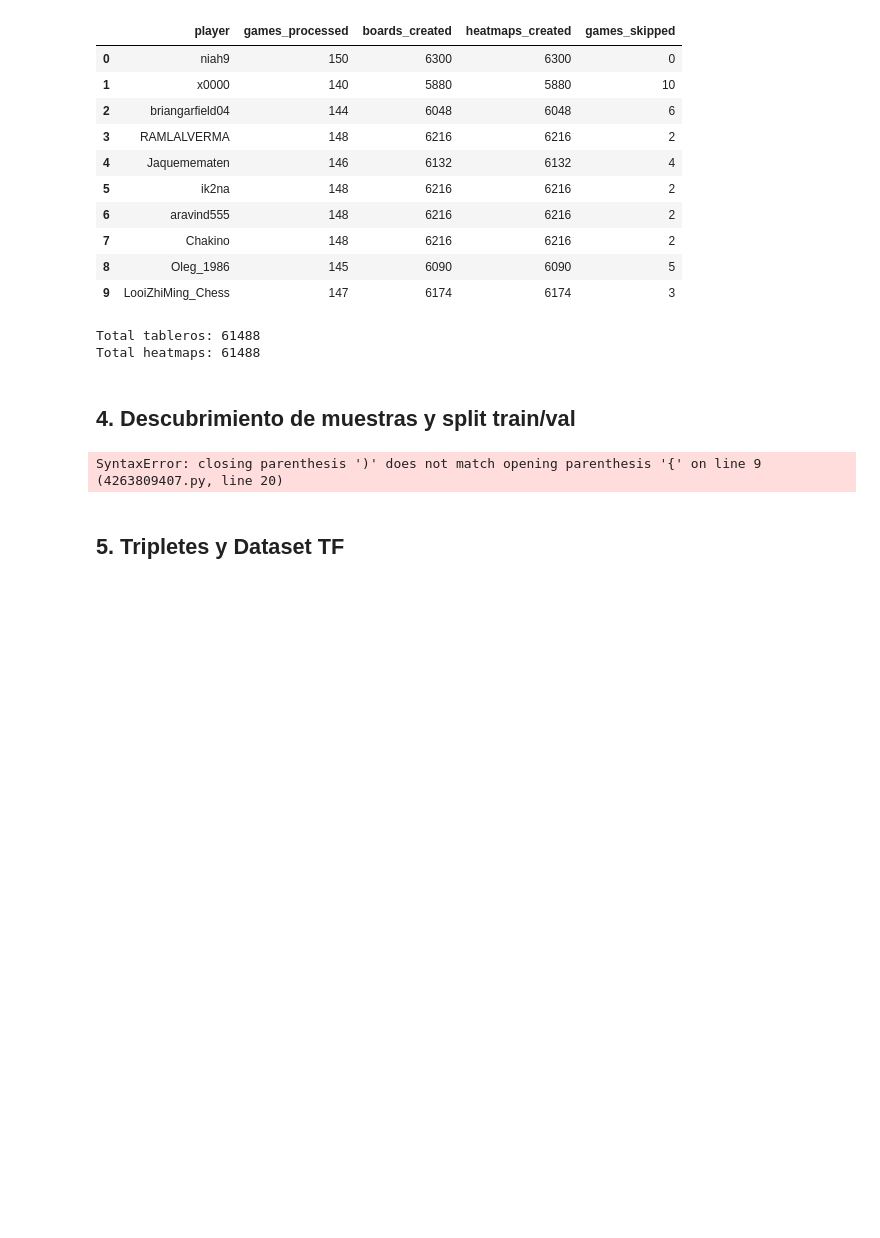
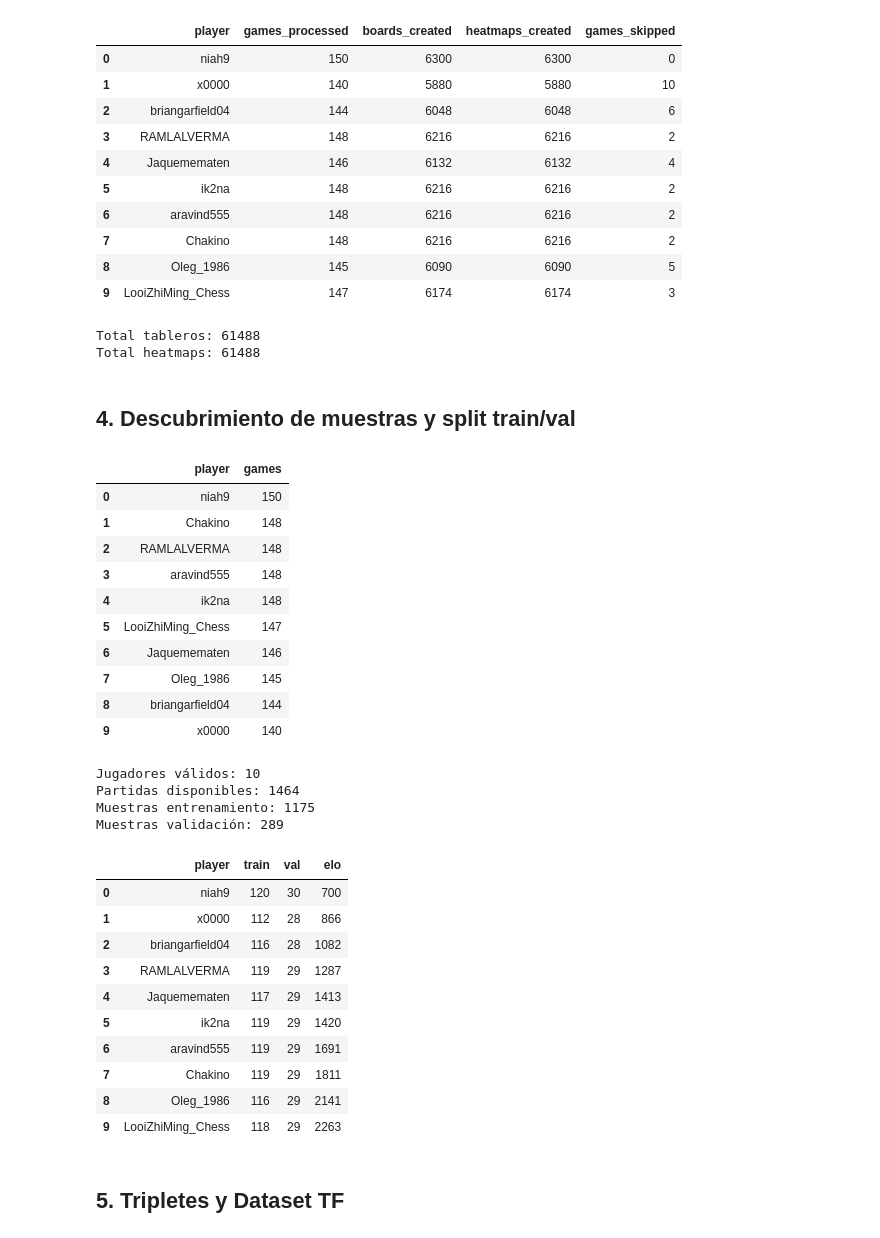
Before and after one commit to andrewyernau/tfe_chess_stylometry, a Jupyter notebook: labs/notebooks/102_chess_siamese_compressed.ipynb, the cells around one changed output. Cells and saved outputs as stored; diff of their text form; code cells hidden in the pictures; blank space fills up the shorter version.

```diff
--- a/labs/notebooks/102_chess_siamese_compressed.ipynb
+++ b/labs/notebooks/102_chess_siamese_compressed.ipynb
@@ -71,7 +71,7 @@ assert INDEX_DB.exists(), f"index.db no encontrado en {INDEX_DB}"
 
 CONFIG = {
     "event_name": "compressed_training",
-    "num_blocks": 15,
+    "num_blocks": 41,
     "move_range": (20, 61),
     "block_config": [(m, m, f"mv{m:02d}") for m in range(20, 61)],
     "image_size": (192, 192),
@@ -530,9 +530,9 @@ class GameSample:
 
 CONFIG = {
     "event_name": "compressed_training",
-    "num_blocks": 15,
-    "move_range": (16, 30),
-    "block_config": [(m, m, f"mv{m:02d}") for m in range(16, 31)],
+    "num_blocks": 41,
+    "move_range": (20, 61),
+    "block_config": [(m, m, f"mv{m:02d}") for m in range(20, 61)],
     "image_size": (192, 192),
     "players_count": 10,
     "games_per_player": 150,
@@ -640,34 +640,59 @@ def split_samples_by_player(
     train_flat = [s for ss in train_dict.values() for s in ss]
     val_flat = [s for ss in val_dict.values() for s in ss]
     return train_dict, val_dict, train_flat, val_flat
 
 
 samples_by_player, player_stats = discover_game_samples(
     BOARD_DIR, HEAT_DIR, BLOCK_LABELS,
     players_whitelist=SELECTED_PLAYERS,
     min_samples=CONFIG["min_samples_per_player"],
 )
 display(player_stats)
 
 total_players = len(samples_by_player)
 total_games = sum(len(s) for s in samples_by_player.values())
 print(f"Jugadores válidos: {total_players}")
 print(f"Partidas disponibles: {total_games}")
 
 train_by_player, val_by_player, TRAIN_SAMPLES, VAL_SAMPLES = split_samples_by_player(
     samples_by_player, CONFIG["validation_fraction"], CONFIG["seed"],
 )
 print(f"Muestras entrenamiento: {len(TRAIN_SAMPLES)}")
 print(f"Muestras validación: {len(VAL_SAMPLES)}")
 
 pd.DataFrame({
     "player": list(train_by_player.keys()),
     "train": [len(v) for v in train_by_player.values()],
     "val": [len(val_by_player.get(p, [])) for p in train_by_player],
     "elo": [PLAYER_ELO.get(p, "?") for p in train_by_player],
 }).sort_values("elo").reset_index(drop=True)
 # %% [output]
+|  | player | games |
+| 0 | niah9 | 150 |
+| 1 | Chakino | 148 |
+| 2 | RAMLALVERMA | 148 |
+| 3 | aravind555 | 148 |
+| 4 | ik2na | 148 |
+| 5 | LooiZhiMing_Chess | 147 |
+| 6 | Jaquemematen | 146 |
+| 7 | Oleg_1986 | 145 |
+| 8 | briangarfield04 | 144 |
+| 9 | x0000 | 140 |
-SyntaxError: closing parenthesis ')' does not match opening parenthesis '{' on line 9 (4263809407.py, line 20)
+Jugadores válidos: 10
+Partidas disponibles: 1464
+Muestras entrenamiento: 1175
+Muestras validación: 289
+|  | player | train | val | elo |
+| 0 | niah9 | 120 | 30 | 700 |
+| 1 | x0000 | 112 | 28 | 866 |
+| 2 | briangarfield04 | 116 | 28 | 1082 |
+| 3 | RAMLALVERMA | 119 | 29 | 1287 |
+| 4 | Jaquemematen | 117 | 29 | 1413 |
+| 5 | ik2na | 119 | 29 | 1420 |
+| 6 | aravind555 | 119 | 29 | 1691 |
+| 7 | Chakino | 119 | 29 | 1811 |
+| 8 | Oleg_1986 | 116 | 29 | 2141 |
+| 9 | LooiZhiMing_Chess | 118 | 29 | 2263 |
 # %% [markdown]
 ## 5. Tripletes y Dataset TF
 # %%
```
Also changed, not shown: parts of 5 cells of this notebook.
